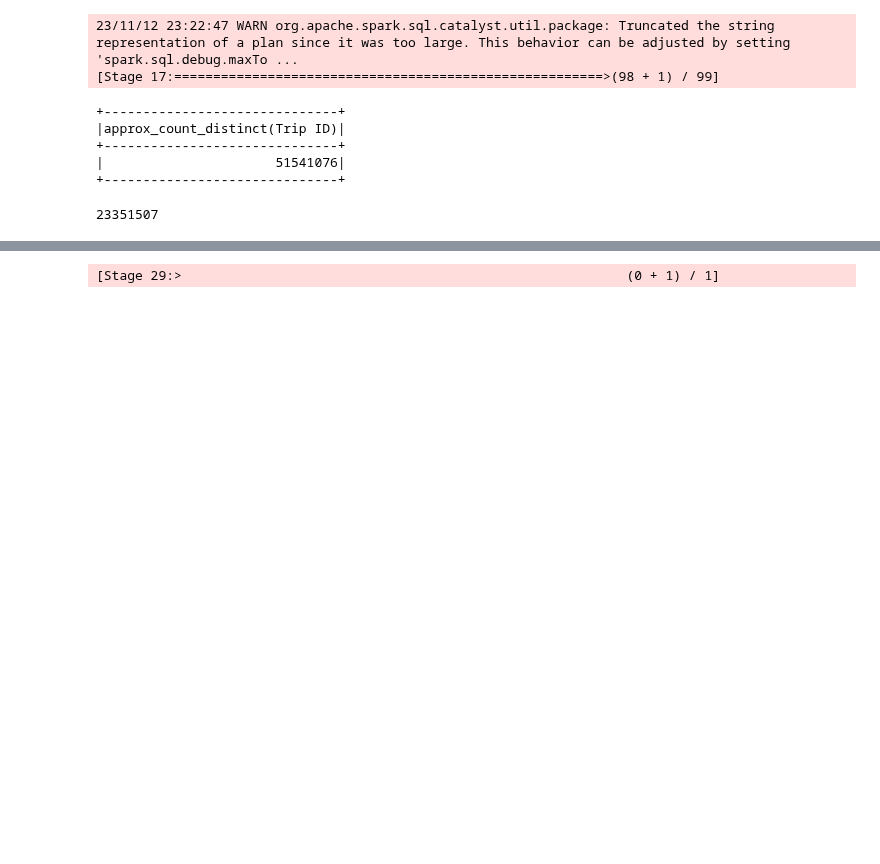
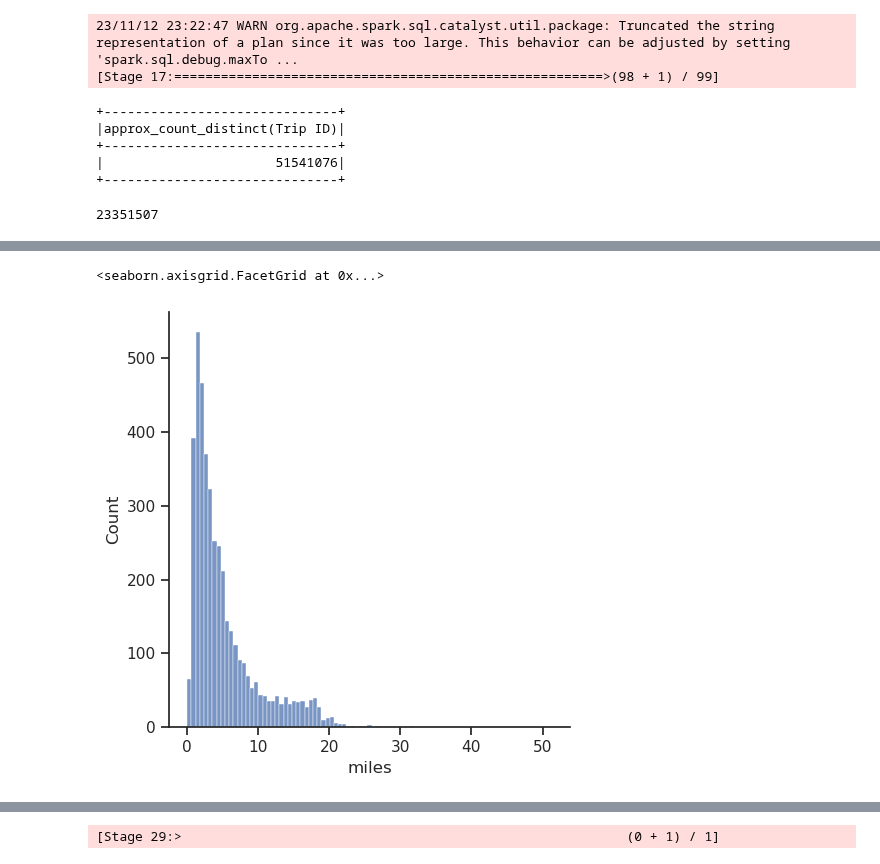
Before and after one commit to hvpachisia/uchicago-lyft-rideshare, a Jupyter notebook: eda_2021.ipynb, the cells around one changed output, grey strips where cells are left out. Drawn from its saved outputs; the diff is of its cells as text; code cells hidden in the pictures; blank space fills up the shorter version.

```diff
--- a/eda_2021.ipynb
+++ b/eda_2021.ipynb
@@ -178,0 +168,2 @@ df_2021 = df_2021.withColumn('hour', F.hour(df_2021.start_timestamp))
+# %%
+sample_df = df_2021.sample(fraction=1/10000).toPandas().loc[:,["pickup_area","dropoff_area","total","Fare","Tip","total","miles","seconds","hour","day","month"]]
@@ -178,0 +182,16 @@ df_2021 = df_2021.withColumn('hour', F.hour(df_2021.start_timestamp))
+# %%
+sample_df = sample_df.dropna()
+sample_df = sample_df.drop_duplicates()
+# %%
+sample_df.head()
+sample_df = sample_df.drop(columns='total')
+# %%
+import seaborn as sns
+sns.set_theme(style="ticks")
+sns.pairplot(sample_df)
+plt.show()
+# %%
+sns.displot(sample_df, x="miles")
+# %% [output]
+<seaborn.axisgrid.FacetGrid at 0x...>
+[figure, added]
```
Also changed, not shown: parts of 14 cells of this notebook.
